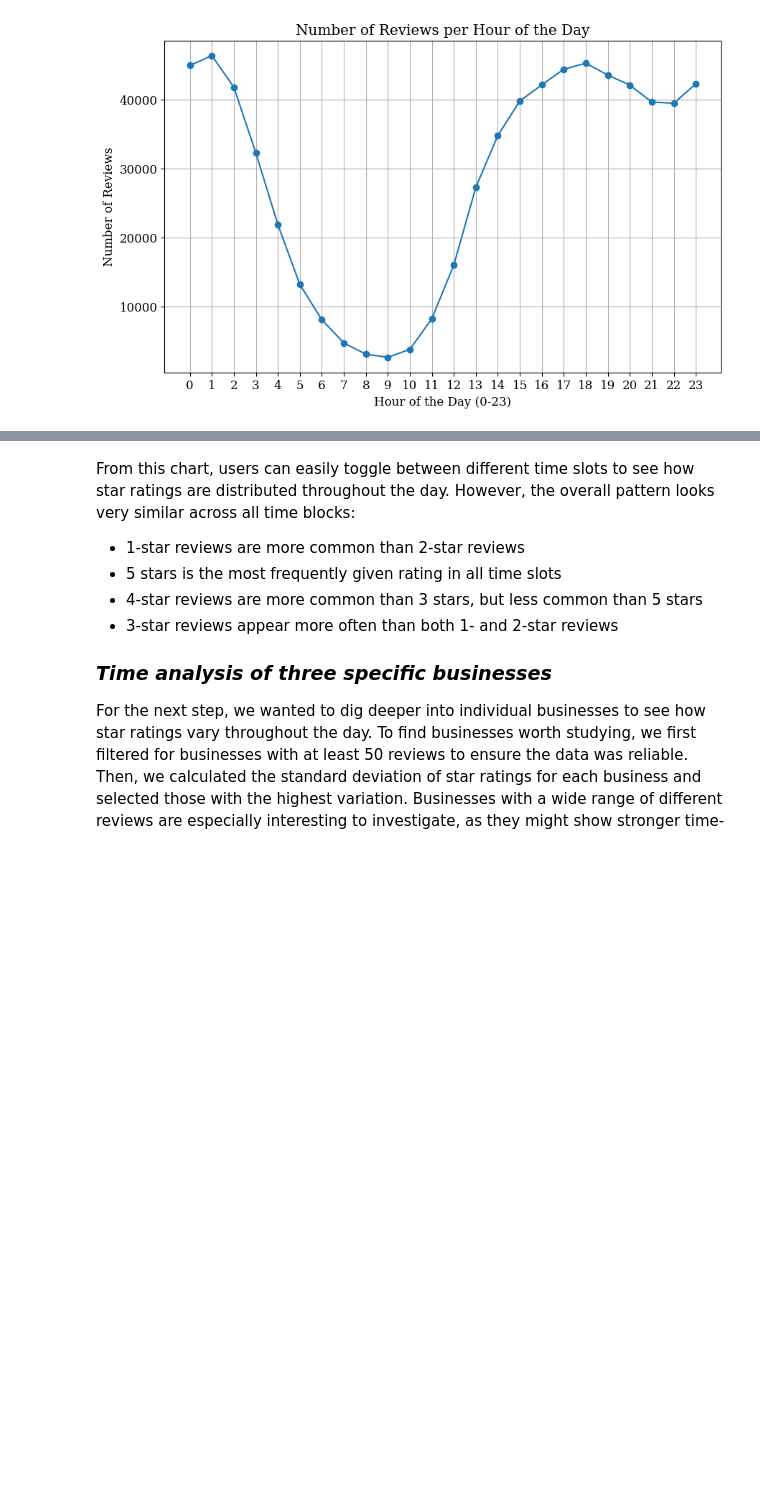
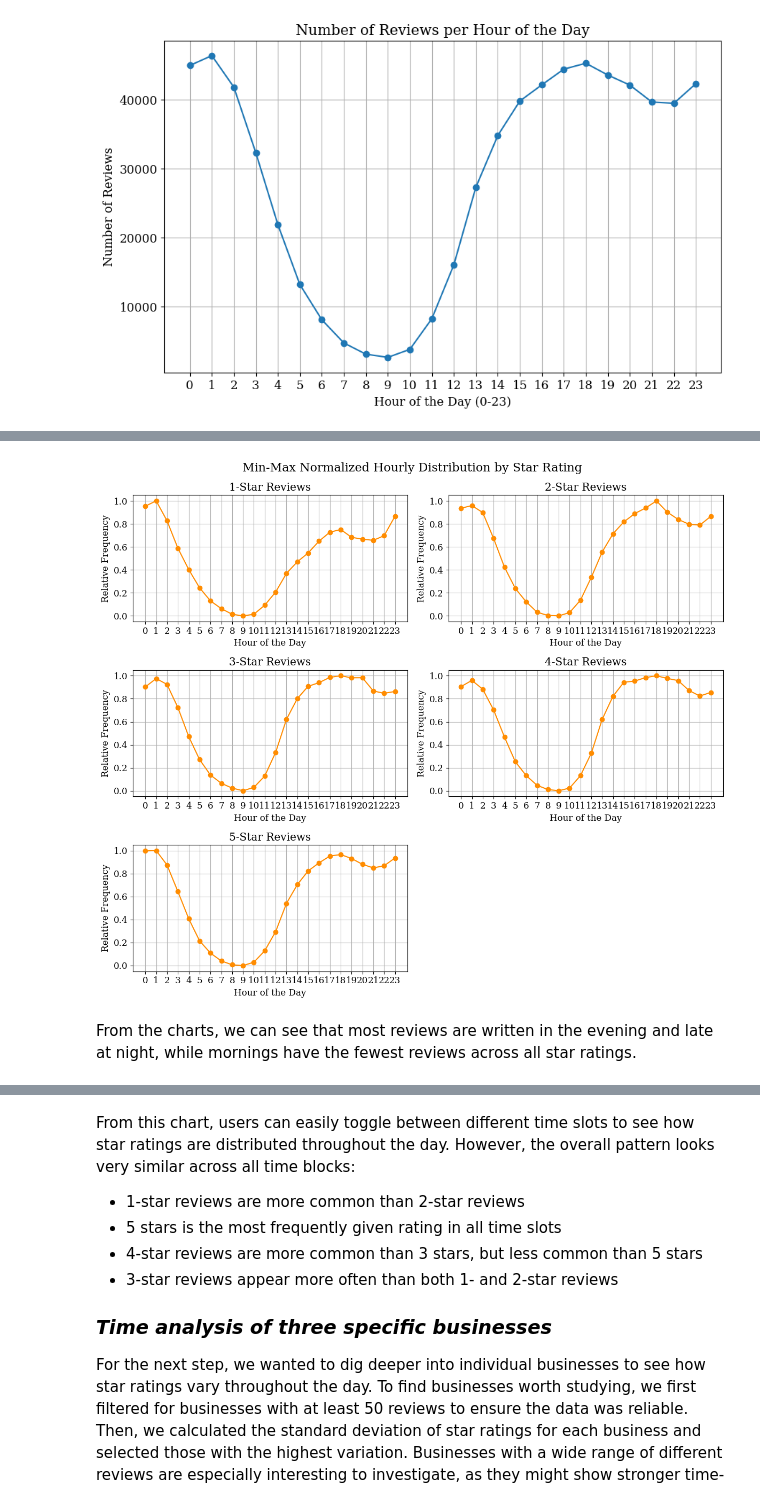
Before and after one commit to SorenLKuhl/SorenLKuhl.github.io, a Jupyter notebook: notebooks/explainer.ipynb, the cells around one changed output, grey strips where cells are left out. Drawn from its saved outputs; the diff is of its cells as text; code cells hidden in the pictures; blank space fills up the shorter version.

```diff
--- a/notebooks/explainer.ipynb
+++ b/notebooks/explainer.ipynb
@@ -174,0 +179,40 @@ To investigate this, we created an interactive Bokeh chart that allows users to
+# %%
+import matplotlib.pyplot as plt
+
+# Group by star and hour
+grouped = philly_reviews_df.groupby(['stars', 'hour']).size().unstack(fill_value=0)
+grouped = grouped.loc[grouped.index.intersection([1, 2, 3, 4, 5])]
+
+# Min-max normalization
+minmax_normalized = (grouped - grouped.min(axis=1).values[:, None]) / \
+                    (grouped.max(axis=1) - grouped.min(axis=1)).values[:, None]
+minmax_normalized = minmax_normalized.fillna(0)
+
+# Set font style
+plt.rcParams['font.family'] = 'serif'
+plt.rcParams['font.size'] = 12
+
+# Setup subplots
+fig, axes = plt.subplots(3, 2, figsize=(12, 10))
+axes = axes.flatten()
+
+# Plot each star rating
+for i, (star, row) in enumerate(minmax_normalized.iterrows()):
+    ax = axes[i]
+    row.plot(kind='line', marker='o', ax=ax, color='darkorange')
+    ax.set_title(f"{int(star)}-Star Reviews")
+    ax.set_xlabel("Hour of the Day")
+    ax.set_ylabel("Relative Frequency")
+    ax.set_xticks(range(0, 24))
+    ax.grid(True)
+
+fig.delaxes(axes[-1])
+
+# Layout and title
+plt.tight_layout()
+plt.suptitle("Min-Max Normalized Hourly Distribution by Star Rating", fontsize=16, y=1.02)
+plt.show()
+# %% [output]
+[figure, added]
+# %% [markdown]
+From the charts, we can see that most reviews are written in the evening and late at night, while mornings have the fewest reviews across all star ratings.
```
Also changed, not shown: parts of 8 cells of this notebook, 2 other files.
